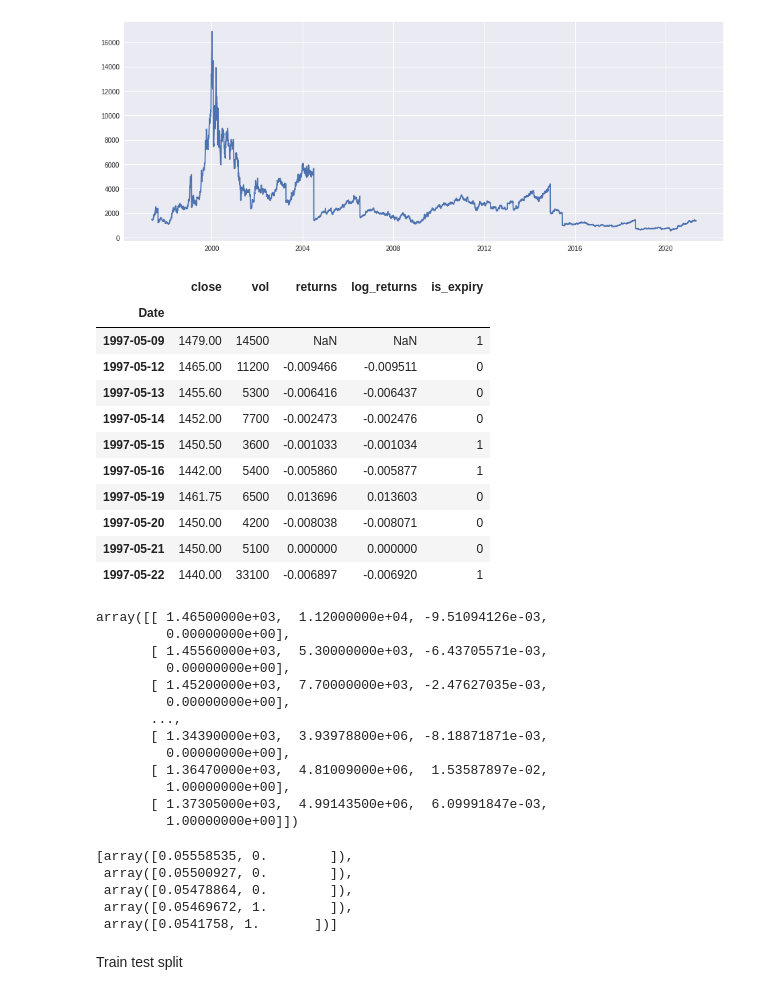
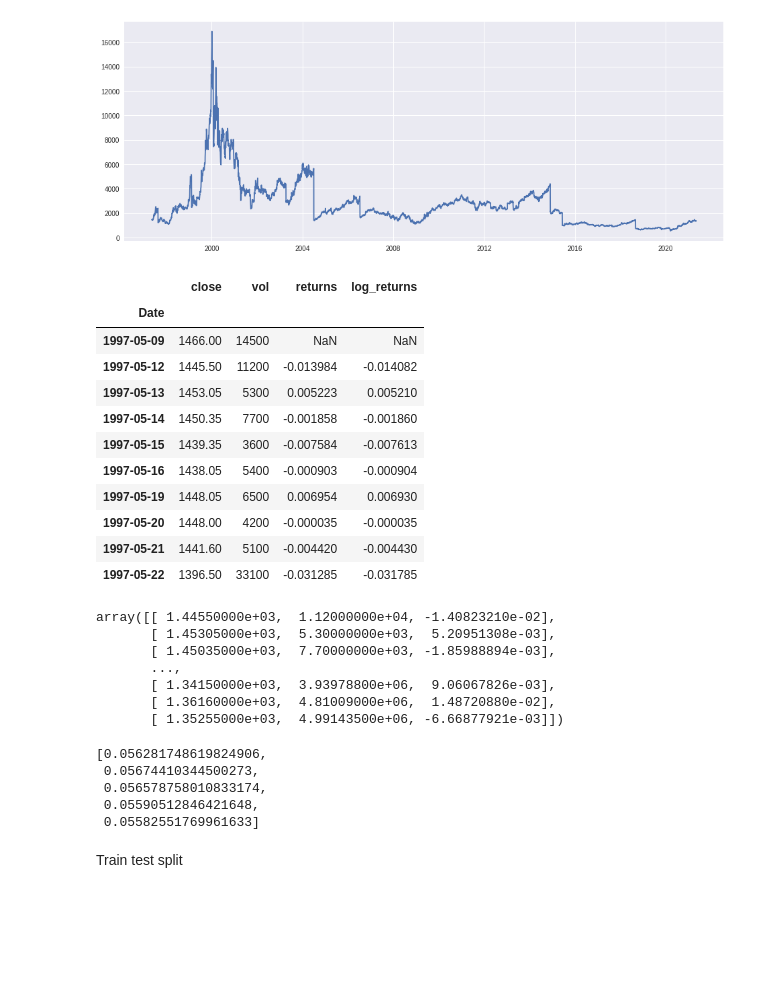
Before and after one commit to gaurav3g/tf_models, a Jupyter notebook: StockPredict2.ipynb, the cells around one changed output. Saved outputs shown, nothing was run; the diff lists cells and outputs as text; code cells hidden in the pictures; blank space fills up the shorter version.

```diff
--- a/StockPredict2.ipynb
+++ b/StockPredict2.ipynb
@@ -31,7 +31,7 @@ convert_dict = {
     'no of trades': int,
 }
 
-bse = pd.read_csv('INFY_data.csv', index_col='Date ', usecols=['Date ', 'HIGH ', 'VOLUME '])
+bse = pd.read_csv('INFY_data.csv', index_col='Date ', usecols=['Date ', 'close ', 'VOLUME '])
 bse.info()
 bse.columns = ['close', 'vol']
 bse[['close', 'vol']] = bse[['close', 'vol']].replace(',','', regex=True)
@@ -72,53 +72,47 @@ _ = plt.plot(bse.close)
 # %%
 bse['returns'] = bse.close.pct_change()
 bse['log_returns'] = np.log( 1 + bse.returns)
-bse['is_expiry'] = (bse.index.dayofweek >= 3).astype(int)
+# bse['is_expiry'] = (bse.index.dayofweek >= 3).astype(int)
 bse.head(10)
 # %% [output]
-|  | close | vol | returns | log_returns | is_expiry |
-| Date |  |  |  |  |  |
-| 1997-05-09 | 1479.00 | 14500 | NaN | NaN | 1 |
-| 1997-05-12 | 1465.00 | 11200 | -0.009466 | -0.009511 | 0 |
-| 1997-05-13 | 1455.60 | 5300 | -0.006416 | -0.006437 | 0 |
-| 1997-05-14 | 1452.00 | 7700 | -0.002473 | -0.002476 | 0 |
-| 1997-05-15 | 1450.50 | 3600 | -0.001033 | -0.001034 | 1 |
-| 1997-05-16 | 1442.00 | 5400 | -0.005860 | -0.005877 | 1 |
-| 1997-05-19 | 1461.75 | 6500 | 0.013696 | 0.013603 | 0 |
-| 1997-05-20 | 1450.00 | 4200 | -0.008038 | -0.008071 | 0 |
-| 1997-05-21 | 1450.00 | 5100 | 0.000000 | 0.000000 | 0 |
-| 1997-05-22 | 1440.00 | 33100 | -0.006897 | -0.006920 | 1 |
+|  | close | vol | returns | log_returns |
+| Date |  |  |  |  |
+| 1997-05-09 | 1466.00 | 14500 | NaN | NaN |
+| 1997-05-12 | 1445.50 | 11200 | -0.013984 | -0.014082 |
+| 1997-05-13 | 1453.05 | 5300 | 0.005223 | 0.005210 |
+| 1997-05-14 | 1450.35 | 7700 | -0.001858 | -0.001860 |
+| 1997-05-15 | 1439.35 | 3600 | -0.007584 | -0.007613 |
+| 1997-05-16 | 1438.05 | 5400 | -0.000903 | -0.000904 |
+| 1997-05-19 | 1448.05 | 6500 | 0.006954 | 0.006930 |
+| 1997-05-20 | 1448.00 | 4200 | -0.000035 | -0.000035 |
+| 1997-05-21 | 1441.60 | 5100 | -0.004420 | -0.004430 |
+| 1997-05-22 | 1396.50 | 33100 | -0.031285 | -0.031785 |
 # %%
 bse.dropna(inplace=True)
-X = bse[['close', 'vol', 'log_returns', 'is_expiry']].values
+X = bse[['close', 'vol', 'log_returns']].values
 X
 # %% [output]
-array([[ 1.46500000e+03,  1.12000000e+04, -9.51094126e-03,
-         0.00000000e+00],
-       [ 1.45560000e+03,  5.30000000e+03, -6.43705571e-03,
-         0.00000000e+00],
-       [ 1.45200000e+03,  7.70000000e+03, -2.47627035e-03,
-         0.00000000e+00],
+array([[ 1.44550000e+03,  1.12000000e+04, -1.40823210e-02],
+       [ 1.45305000e+03,  5.30000000e+03,  5.20951308e-03],
+       [ 1.45035000e+03,  7.70000000e+03, -1.85988894e-03],
        ...,
-       [ 1.34390000e+03,  3.93978800e+06, -8.18871871e-03,
-         0.00000000e+00],
-       [ 1.36470000e+03,  4.81009000e+06,  1.53587897e-02,
-         1.00000000e+00],
-       [ 1.37305000e+03,  4.99143500e+06,  6.09991847e-03,
-         1.00000000e+00]])
+       [ 1.34150000e+03,  3.93978800e+06,  9.06067826e-03],
+       [ 1.36160000e+03,  4.81009000e+06,  1.48720880e-02],
+       [ 1.35255000e+03,  4.99143500e+06, -6.66877921e-03]])
 # %%
 from sklearn.preprocessing import MinMaxScaler
 
 scalar = MinMaxScaler(feature_range=(0, 1)).fit(X)
 x_scaled = scalar.transform(X)
 # print(x_scaled[:5])
-y = [np.take(x, [0, 3]) for x in x_scaled]
+y = [x[0] for x in x_scaled]
 y[:5]
 # %% [output]
-[array([0.05558535, 0.        ]),
- array([0.05500927, 0.        ]),
- array([0.05478864, 0.        ]),
- array([0.05469672, 1.        ]),
- array([0.0541758, 1.       ])]
+[0.056281748619824906,
+ 0.05674410344500273,
+ 0.056578758010833174,
+ 0.05590512846421648,
+ 0.05582551769961633]
 # %% [markdown]
 Train test split
 # %%
```
Also changed, not shown: parts of 11 cells of this notebook.
